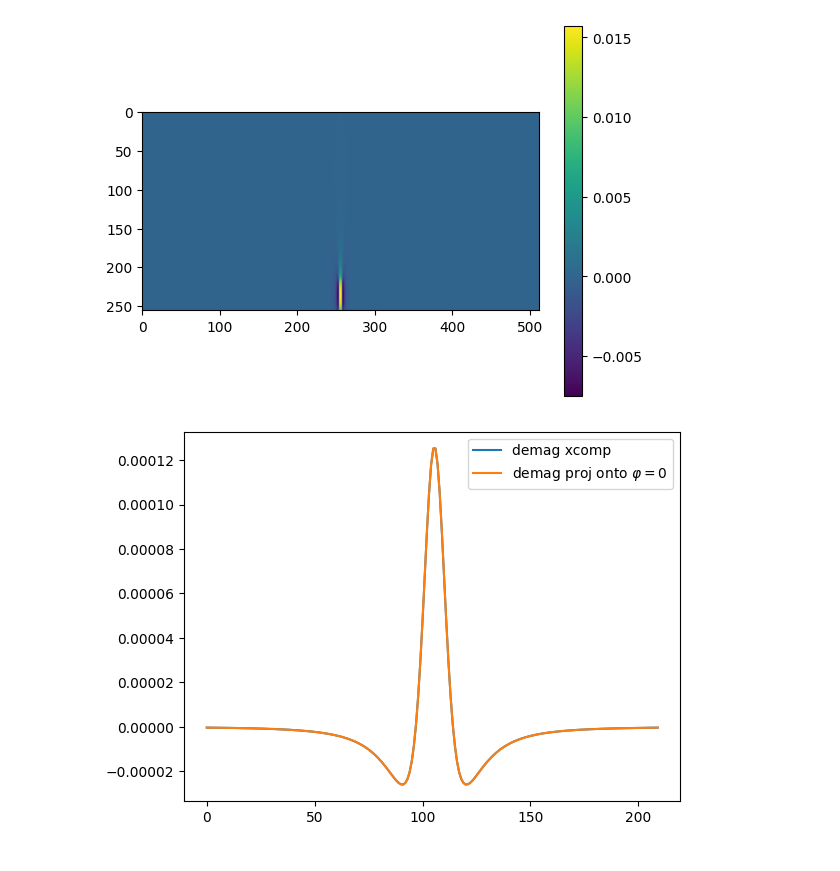
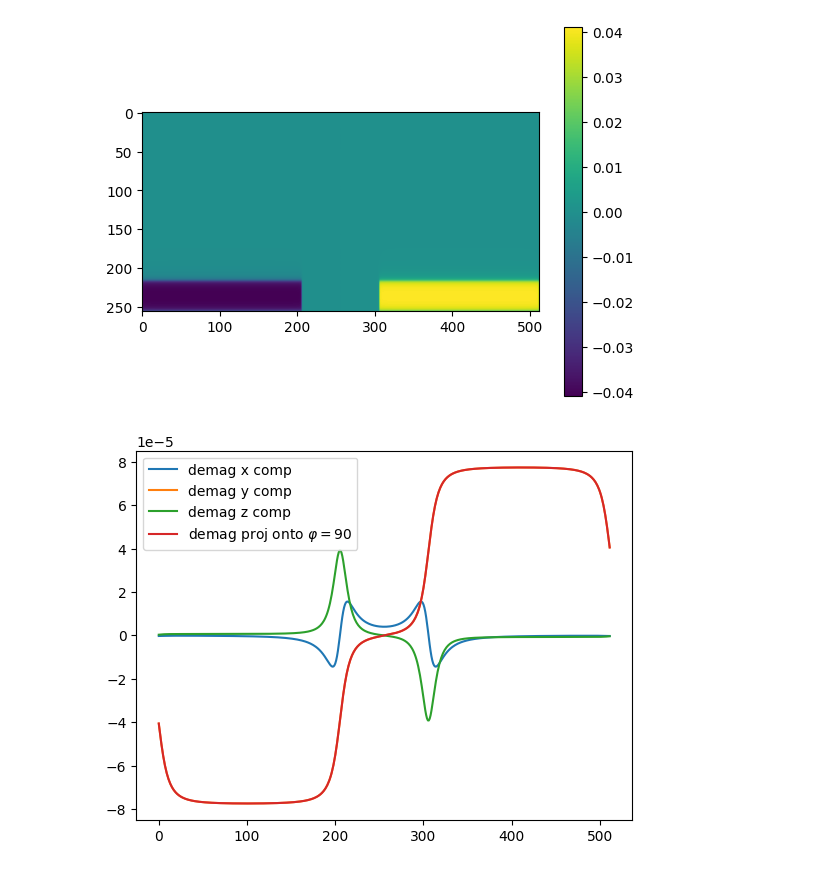
Before and after one commit to JulianSkolaut/jupyternbs_UniMainz, a Jupyter notebook: DyIG_testsim_180degDW_diffProjections.ipynb, the cells around one changed output. Drawn from its saved outputs; the diff is of its cells as text; code cells hidden in the pictures.

Commit message:
added commented out option to read in regions fileto check that regions are defined correctly. read in first simulation with self-defined (something like a) DW

```diff
--- a/DyIG_testsim_180degDW_diffProjections.ipynb
+++ b/DyIG_testsim_180degDW_diffProjections.ipynb
@@ -26,11 +28,12 @@ pathname  = foldername+filename
 
 file_df = pd.read_csv(pathname, header=None)
 #print(file_df.shape,'\n',file_df)
-x_shape = 512
-y_shape = 4
-z_shape = 256
+x_shape = int(512)
+y_shape = int(4)
+z_shape = int(256)
 data = file_df.to_numpy()
 data = data.reshape((3,z_shape,y_shape,x_shape))
+#data = data.reshape((z_shape,y_shape,x_shape)) # for regions file
 data_yavg = np.average(data, axis = 2) #avg in y direction
 #print(data.shape, data)
 demag_x = data[0]
@@ -43,13 +46,13 @@ demag_z_yavg = data_yavg[2]
 # %%
 # define params for projection
 
-liftheight = 139
+liftheight = int(139)
 
 theta_NV = 90
-phi_NV = 0
+phi_NV = 90
 
-plotstart_px = 150
-plotend_px = 360
+plotstart_px = 0#int(150)
+plotend_px = 512#int(360)
 
 # project onto NV axis
 
@@ -61,6 +64,8 @@ demag_proj_yavg = demag_x_yavg * np.sin(theta_NV_rad)*np.cos(phi_NV_rad) + demag
 
 # plot results
 
+#plt.imshow(data[:,int(y_shape/2),plotstart_px:plotend_px])
+
 im = plt.imshow(demag_x[::-1,int(y_shape/2),:])#,vmin = -0.0001, vmax = 0.0001)
 cb=plt.colorbar(im)
 plt.show()
@@ -70,7 +75,9 @@ cb=plt.colorbar(im)
 plt.show()
 
 
-plt.plot(demag_x[liftheight,int(y_shape/2),plotstart_px:plotend_px],label='demag xcomp')
+plt.plot(demag_x[liftheight,int(y_shape/2),plotstart_px:plotend_px],label='demag x comp')
+plt.plot(demag_y[liftheight,int(y_shape/2),plotstart_px:plotend_px],label='demag y comp')
+plt.plot(demag_z[liftheight,int(y_shape/2),plotstart_px:plotend_px],label='demag z comp')
 plt.plot(demag_proj[liftheight,int(y_shape/2),plotstart_px:plotend_px],label=r'demag proj onto $\varphi=$'+str(phi_NV))
 plt.legend()
 plt.show()
@@ -79,5 +86,5 @@ plt.show()
-[figure, old version]
+[figure, new version]
-[figure, old version]
+[figure, new version]
 # %%
 # define params for projection
 
```
Also changed, not shown: parts of 3 cells of this notebook.
